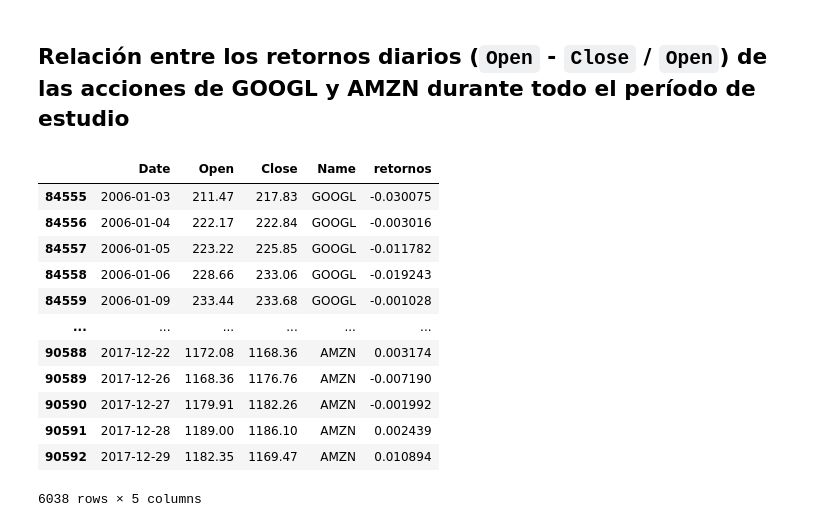
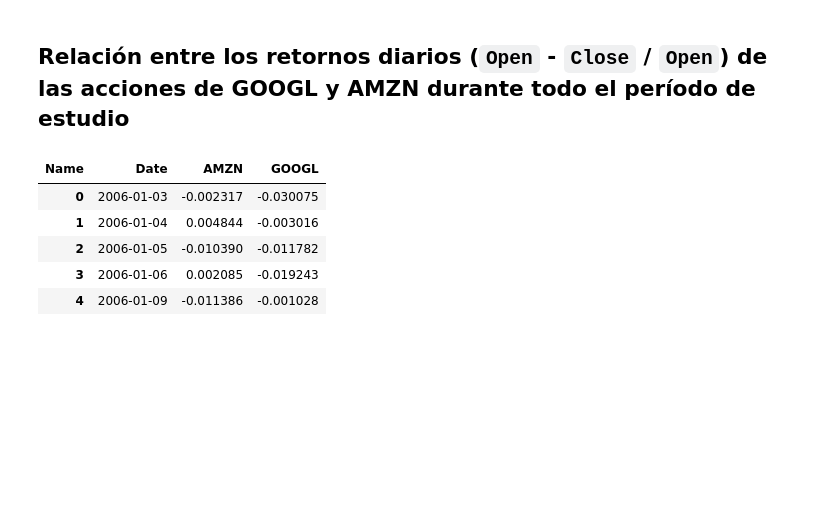
Before and after one commit to carlosgomezgil99/Ejs-Dylan, a Jupyter notebook: 2_visualizacion_ejercicios.ipynb, the cells around one changed output. Saved outputs shown, nothing was run; the diff lists cells and outputs as text; code cells hidden in the pictures; blank space fills up the shorter version.

```diff
--- a/2_visualizacion_ejercicios.ipynb
+++ b/2_visualizacion_ejercicios.ipynb
@@ -216,20 +215,15 @@ fig.show()
 filtro_comp=df.Name.isin(['GOOGL','AMZN'])
 df_retornos=df.loc[filtro_comp,['Date','Open','Close','Name']]
 df_retornos['retornos']=(df_retornos.Open-df_retornos.Close)/df_retornos.Open
+df_retornos.drop(['Open','Close'],axis=1,inplace=True)
 # %%
-df_retornos
+df_retornos_pivot=df_retornos.pivot(index='Date',columns='Name',values='retornos').reset_index()
+df_retornos_pivot.head()
 # %% [output]
-|  | Date | Open | Close | Name | retornos |
-| 84555 | 2006-01-03 | 211.47 | 217.83 | GOOGL | -0.030075 |
-| 84556 | 2006-01-04 | 222.17 | 222.84 | GOOGL | -0.003016 |
-| 84557 | 2006-01-05 | 223.22 | 225.85 | GOOGL | -0.011782 |
-| 84558 | 2006-01-06 | 228.66 | 233.06 | GOOGL | -0.019243 |
-| 84559 | 2006-01-09 | 233.44 | 233.68 | GOOGL | -0.001028 |
-| ... | ... | ... | ... | ... | ... |
-| 90588 | 2017-12-22 | 1172.08 | 1168.36 | AMZN | 0.003174 |
-| 90589 | 2017-12-26 | 1168.36 | 1176.76 | AMZN | -0.007190 |
-| 90590 | 2017-12-27 | 1179.91 | 1182.26 | AMZN | -0.001992 |
-| 90591 | 2017-12-28 | 1189.00 | 1186.10 | AMZN | 0.002439 |
-| 90592 | 2017-12-29 | 1182.35 | 1169.47 | AMZN | 0.010894 |
+| Name | Date | AMZN | GOOGL |
+| 0 | 2006-01-03 | -0.002317 | -0.030075 |
+| 1 | 2006-01-04 | 0.004844 | -0.003016 |
+| 2 | 2006-01-05 | -0.010390 | -0.011782 |
+| 3 | 2006-01-06 | 0.002085 | -0.019243 |
+| 4 | 2006-01-09 | -0.011386 | -0.001028 |
-6038 rows × 5 columns
 # %%
```
Also changed, not shown: parts of 2 cells of this notebook.
